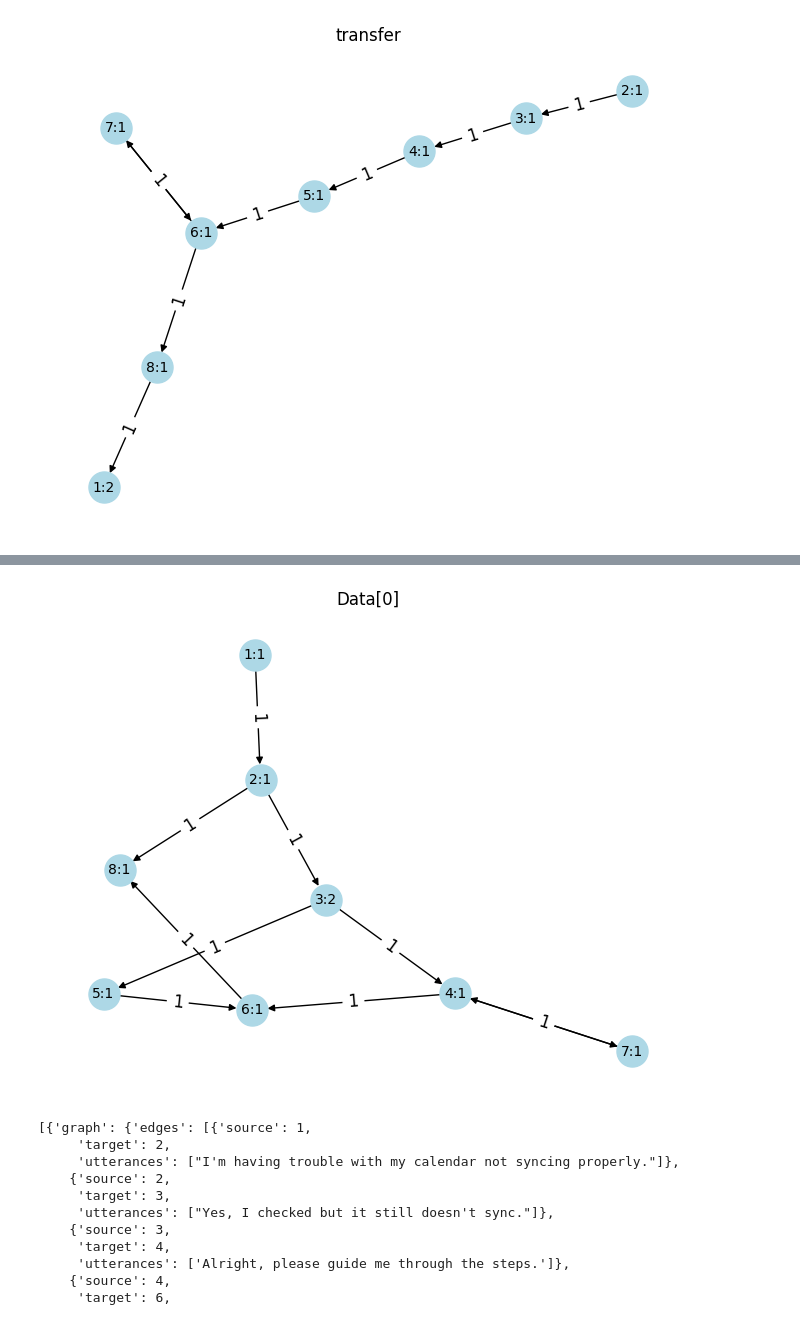
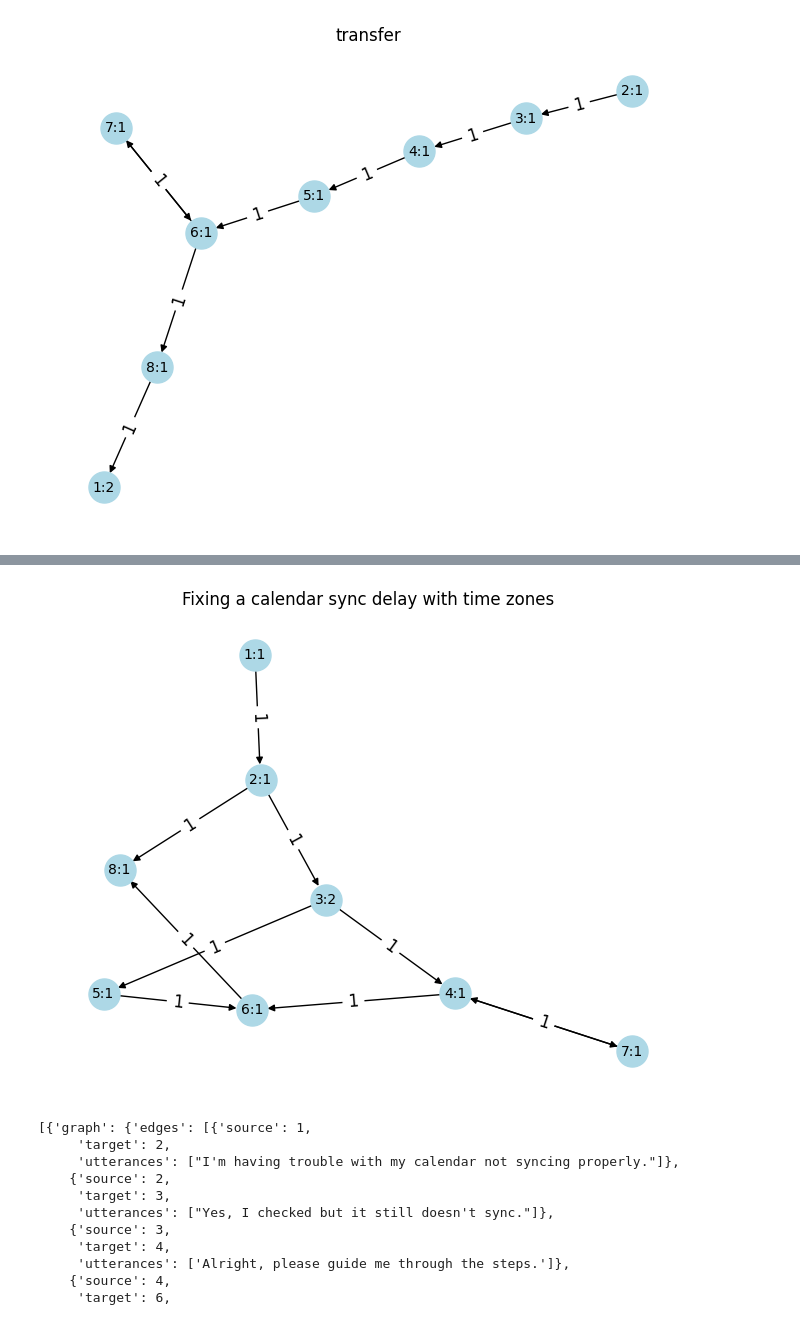
Before and after one commit to deeppavlov/dialogue2graph, a Jupyter notebook: experiments/exp2025_03_20_d2g_pipeline/exp2025_03_20_d2g_pipeline/test_pipeline.ipynb, the cells around one changed output, grey strips where cells are left out. Drawn from its saved outputs; the diff is of its cells as text; code cells hidden in the pictures.

```diff
--- a/experiments/exp2025_03_20_d2g_pipeline/exp2025_03_20_d2g_pipeline/test_pipeline.ipynb
+++ b/experiments/exp2025_03_20_d2g_pipeline/exp2025_03_20_d2g_pipeline/test_pipeline.ipynb
@@ -116,7 +158,7 @@ graph.visualise_short("transfer")
 # %% [output]
 [figure]
 # %%
-with open("test_metrics_data.json", encoding="utf-8") as f:
+with open("test_graph_1.json", encoding="utf-8") as f:
     data = json.load(f)
-Graph(data[0]['graph']).visualise_short("Data[0]")
+Graph(data['true_graph']).visualise_short("Fixing a calendar sync delay with time zones")
 # %% [output]
@@ -236,3 +312,9 @@ graph.visualise_short("transfer")
 # %%
 graph = pipeline.invoke("transfer.json")
 graph.visualise_short("transfer")
+# %%
+with open("test_graph_1.json", encoding="utf-8") as f:
+    data = json.load(f)
+raw_data = PipelineRawDataType(dialogs=data['dialogs'], true_graph=data['true_graph'])
+graph, report = pipeline.invoke(raw_data, enable_evals=True)
+report
@@ -334,9 +416,9 @@ graph.visualise_short("transfer")
 # %%
-with open("test_metrics_data.json", encoding="utf-8") as f:
+with open("test_graph_1.json", encoding="utf-8") as f:
     data = json.load(f)
-Graph(data[0]['graph']).visualise_short("Data[0]")
+Graph(data['true_graph']).visualise_short("Fixing a calendar sync delay with time zones")
 # %% [output]
-[figure, old version]
+[figure, new version]
 # %%
 data
 # %% [output]
```
Also changed, not shown: parts of 22 cells of this notebook, 53 other files.
